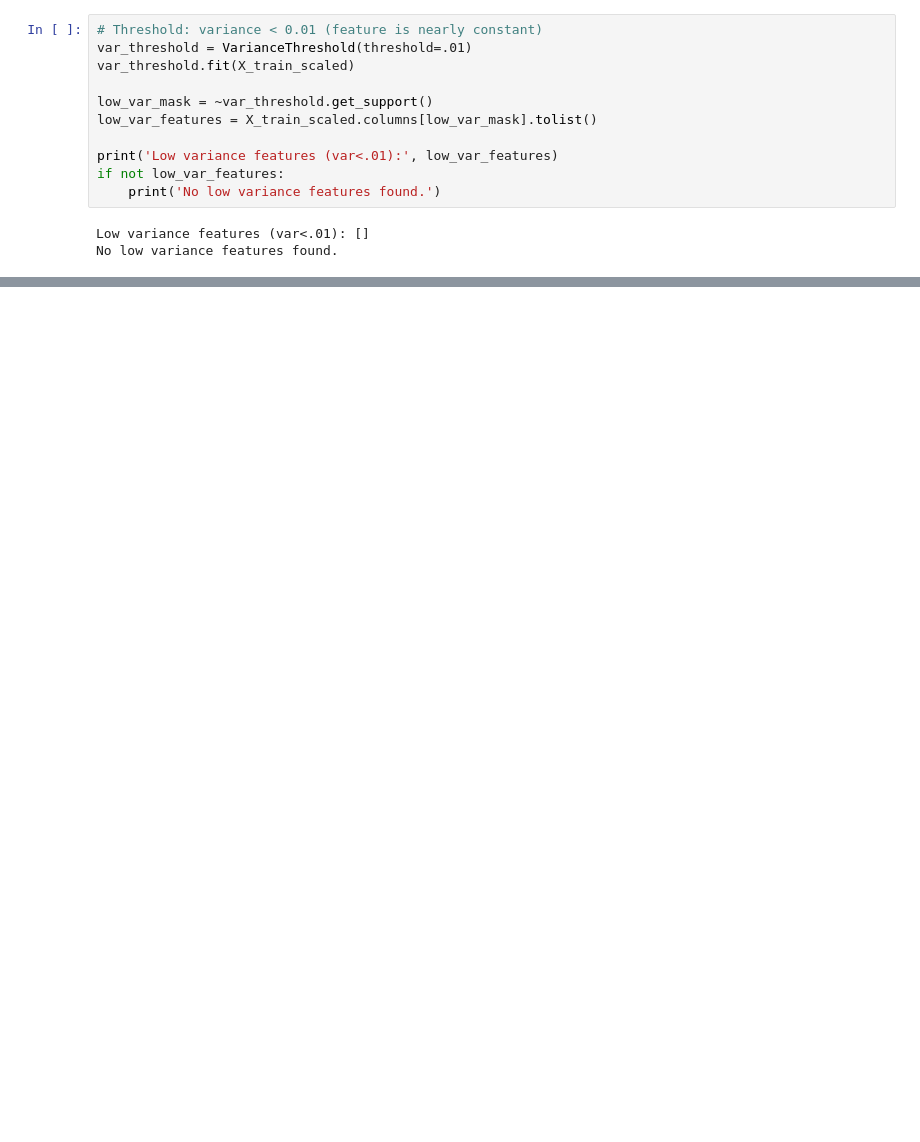
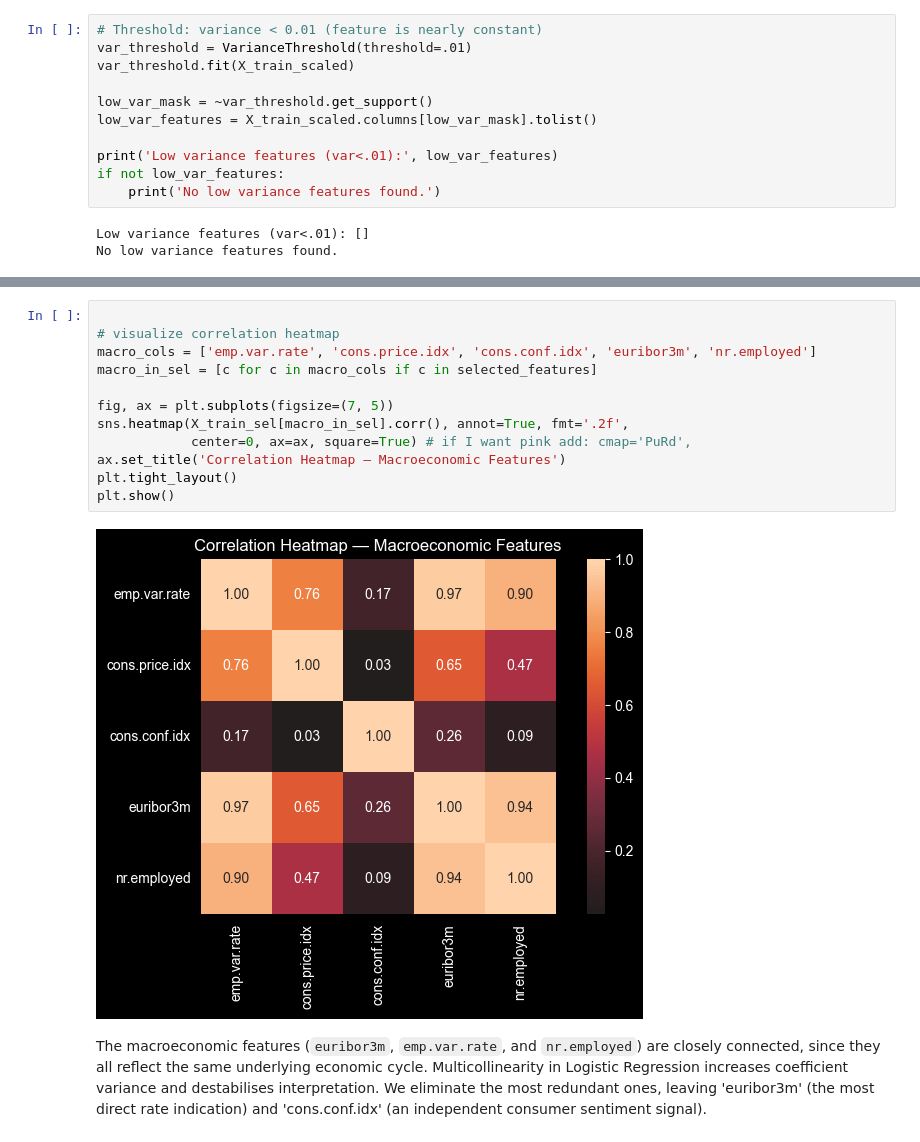
Before and after one commit to rmetchkarovaieu2024-bit/ML-fundamentals-2026, a Jupyter notebook: assignment_1_raya_metchkarova.ipynb, the cells around one changed output, grey strips where cells are left out. Drawn from its saved outputs; the diff is of its cells as text; blank space fills up the shorter version.

```diff
--- a/assignment_1_raya_metchkarova.ipynb
+++ b/assignment_1_raya_metchkarova.ipynb
@@ -369,0 +460,16 @@ Features after variance filter: 47
+# %%
+
+# visualize correlation heatmap
+macro_cols = ['emp.var.rate', 'cons.price.idx', 'cons.conf.idx', 'euribor3m', 'nr.employed']
+macro_in_sel = [c for c in macro_cols if c in selected_features]
+
+fig, ax = plt.subplots(figsize=(7, 5))
+sns.heatmap(X_train_sel[macro_in_sel].corr(), annot=True, fmt='.2f',
+            center=0, ax=ax, square=True) # if I want pink add: cmap='PuRd',
+ax.set_title('Correlation Heatmap — Macroeconomic Features')
+plt.tight_layout()
+plt.show()
+# %% [output]
+[figure, added]
+# %% [markdown]
+The macroeconomic features (`euribor3m`, `emp.var.rate`, and `nr.employed`) are closely connected, since they all reflect the same underlying economic cycle. Multicollinearity in Logistic Regression increases coefficient variance and destabilises interpretation. We eliminate the most redundant ones, leaving 'euribor3m' (the most direct rate indication) and 'cons.conf.idx' (an independent consumer sentiment signal).
```
Also changed, not shown: parts of 23 cells of this notebook.
